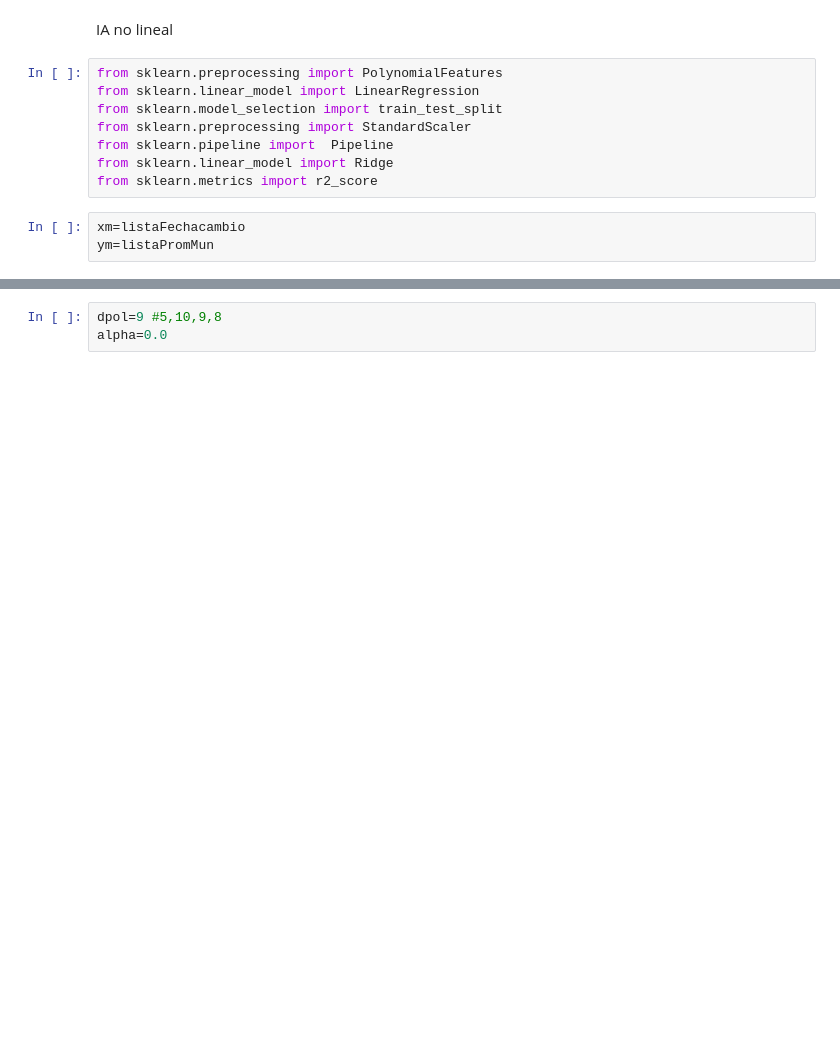
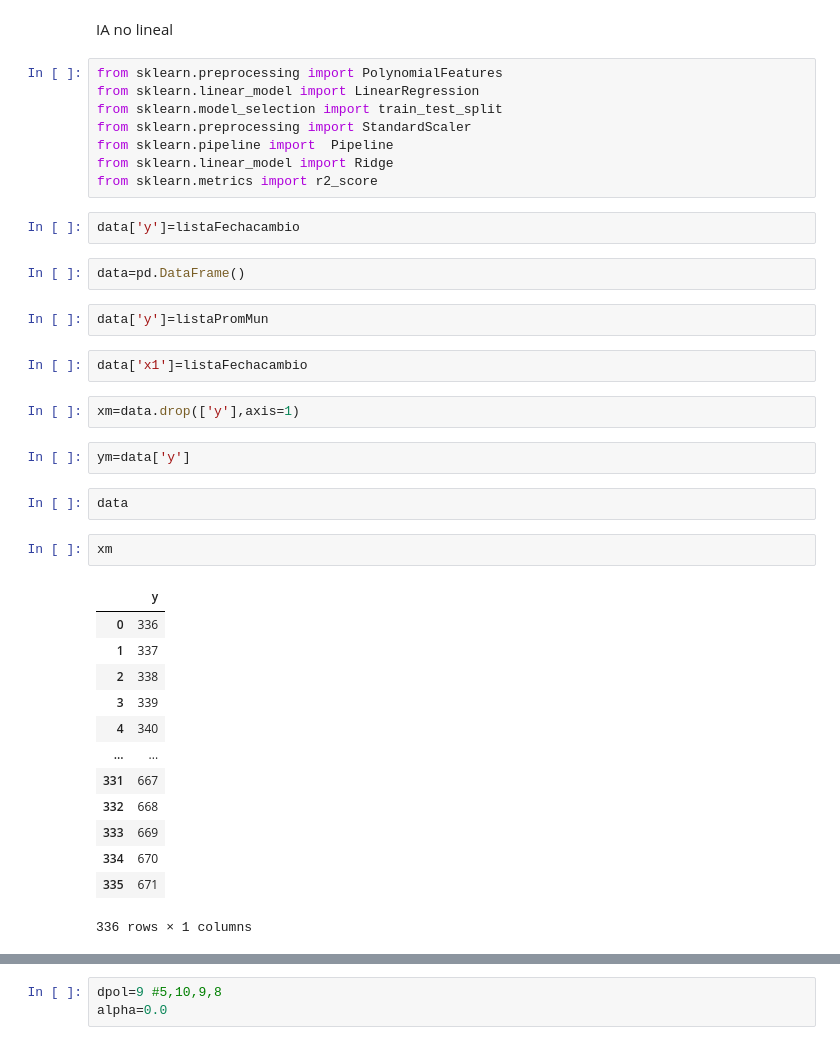
Before and after one commit to urielMontenegro1/datos_de_sequias, a Jupyter notebook: sequias_proyecto.ipynb, the cells around one changed output, grey strips where cells are left out. Drawn from its saved outputs; the diff is of its cells as text; blank space fills up the shorter version.

```diff
--- a/sequias_proyecto.ipynb
+++ b/sequias_proyecto.ipynb
@@ -271,6 +270,33 @@ from sklearn.preprocessing import StandardScaler
 from sklearn.pipeline import  Pipeline
 from sklearn.linear_model import Ridge
 from sklearn.metrics import r2_score
-# %%
-xm=listaFechacambio
-ym=listaPromMun
+# %%
+data['y']=listaFechacambio
+# %%
+data=pd.DataFrame()
+# %%
+data['y']=listaPromMun
+# %%
+data['x1']=listaFechacambio
+# %%
+xm=data.drop(['y'],axis=1)
+# %%
+ym=data['y']
+# %%
+data
+# %%
+xm
+# %% [output]
+|  | y |
+| 0 | 336 |
+| 1 | 337 |
+| 2 | 338 |
+| 3 | 339 |
+| 4 | 340 |
+| ... | ... |
+| 331 | 667 |
+| 332 | 668 |
+| 333 | 669 |
+| 334 | 670 |
+| 335 | 671 |
+336 rows × 1 columns
```
Also changed, not shown: parts of 14 cells of this notebook.
